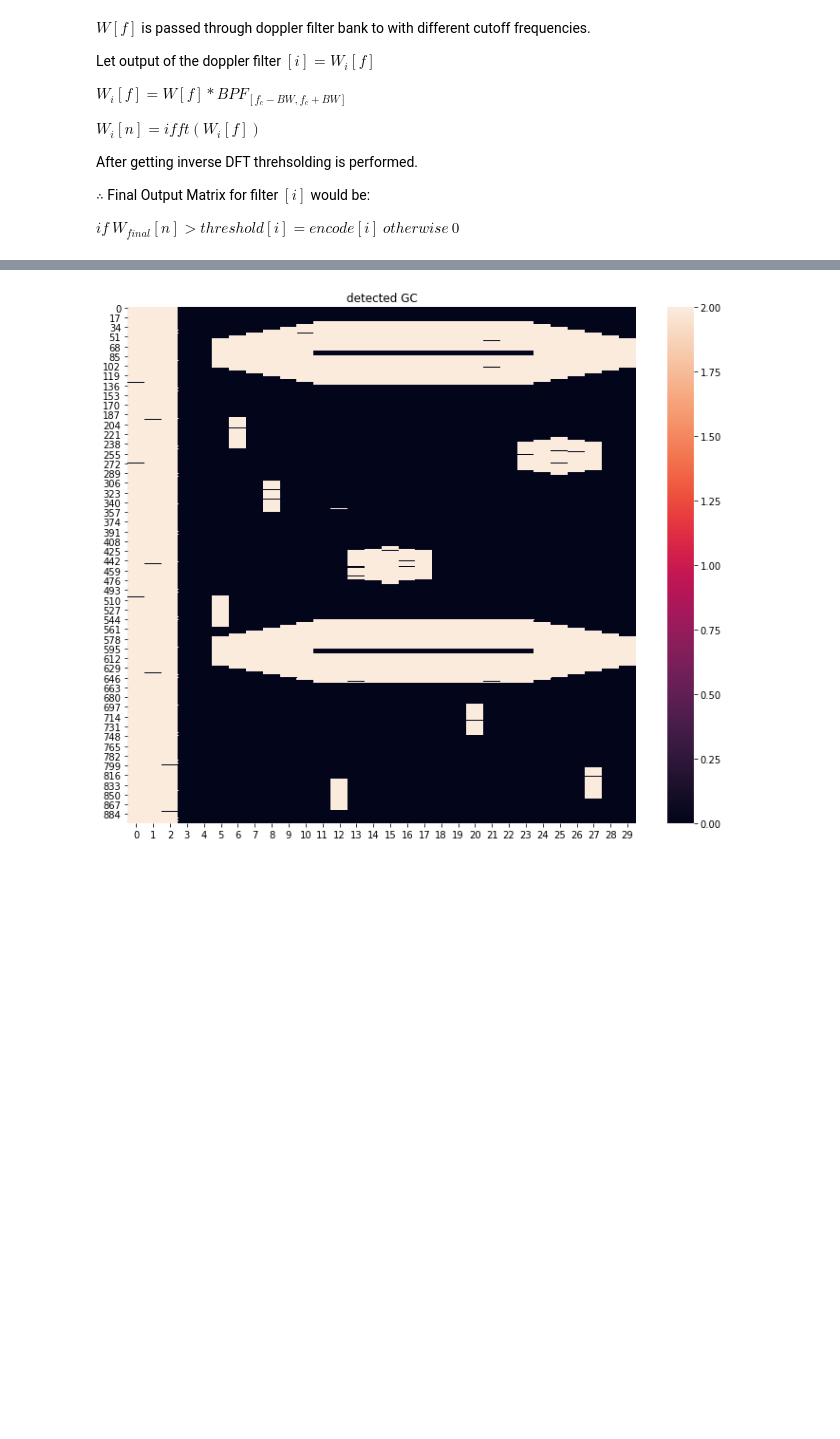
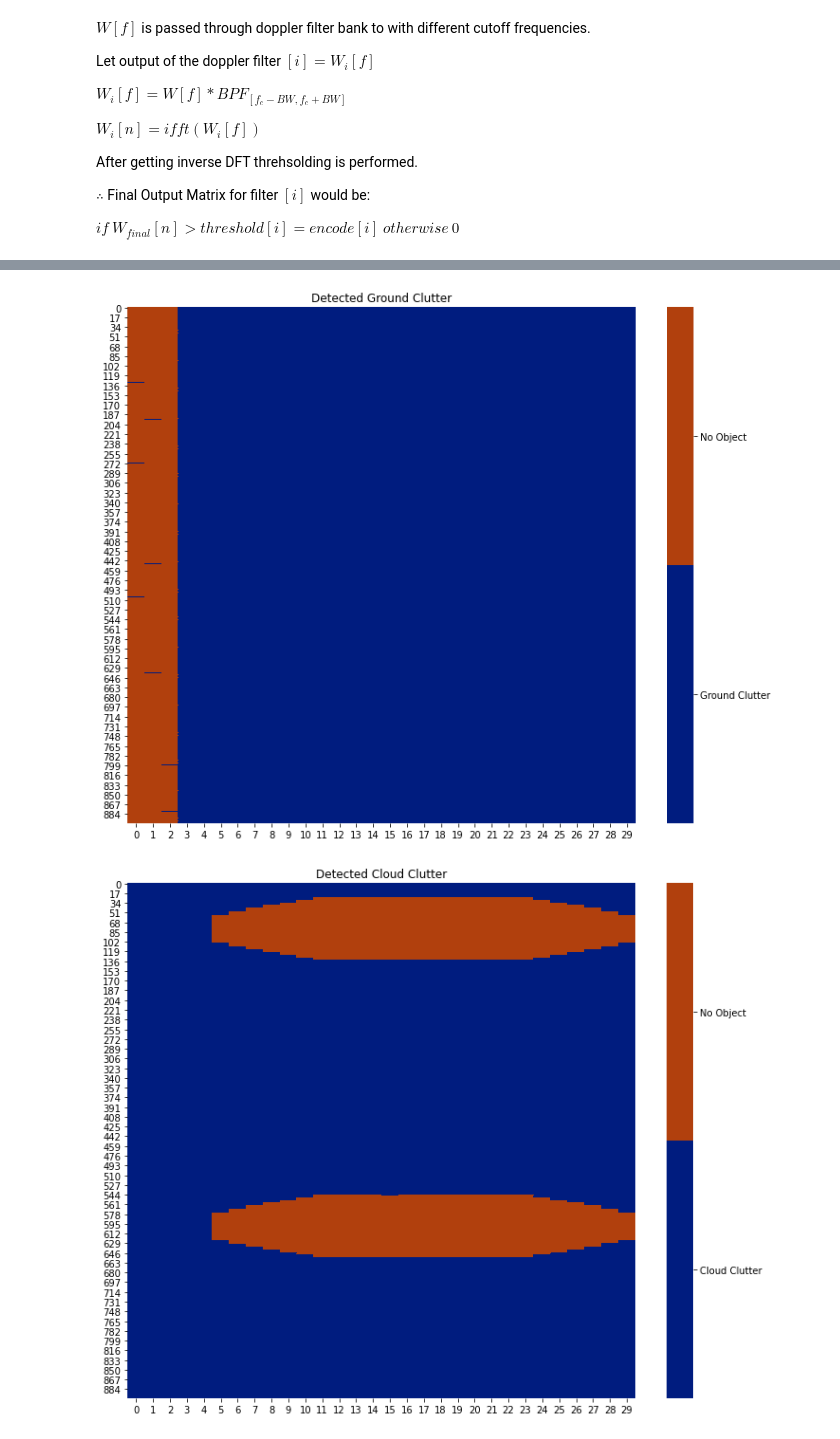
Before and after one commit to damithkawshan/Radar-and-Navigation, a Jupyter notebook: Radar_Assignment_2_160026P.ipynb, the cells around one changed output, grey strips where cells are left out. Saved outputs shown, nothing was run; the diff lists cells and outputs as text; code cells hidden in the pictures; blank space fills up the shorter version.

```diff
--- a/Radar_Assignment_2_160026P.ipynb
+++ b/Radar_Assignment_2_160026P.ipynb
@@ -403,2 +448,0 @@ Air-Crafts  cut off frequencies 690.0  -  750.0 Hz
-# %%
-matrix =dict_final['Air-Crafts'][0]
@@ -419,13 +449,32 @@ for keys,vals in dict_final.items():
-# %%
-def ZVF(DM,threshold):
-  phase_DM = abs(DM)
-  filt_DM = np.where(threshold<abs(phase_DM),2,0)
-  return filt_DM
-
-DM_filt11 = ZVF(dataMatrix, threshold)
-
-f,ax = plt.subplots(figsize=(12,10))
-ax.set_title('detected GC')
-ax = sns.heatmap(abs(DM_filt11), square=False,annot=False,cbar=True)
-# %% [output]
-[figure, removed]
+# %%
+def plot_heatmap(matrix,dict_label,title,cmap):
+  f,ax = plt.subplots(figsize=(12,10))
+  ax.set_title(title)
+  vmap = dict_label
+  n=len(vmap)
+  cmap = sns.color_palette(cmap, n)
+  ax = sns.heatmap(matrix, cmap=cmap)
+
+  # Get the colorbar object from the Seaborn heatmap
+  colorbar = ax.collections[0].colorbar
+  # The list comprehension calculates the positions to place the labels to be evenly distributed across the colorbar
+  r = colorbar.vmax - colorbar.vmin
+  colorbar.set_ticks([colorbar.vmin + 0.5 * r / (n) + r * i / (n) for i in range(n)])
+  colorbar.set_ticklabels(list(vmap.keys()))
+  return None
+# %%
+all_DM = GC_DM
+
+title = 'Detected Ground Clutter'
+px= plot_heatmap(GC_DM,{'Ground Clutter':1,'No Object':0},title,'dark')
+np.savetxt("Ground Clutter.csv", GC_DM, delimiter=",") #save GC
+
+
+for keys,vals in dict_final.items():
+  DM_plot = vals[0]
+  all_DM +=DM_plot
+  title = 'Detected '+keys
+  px = plot_heatmap(DM_plot,{keys:np.max(DM_plot),'No Object':0},title,'dark')
+# %% [output]
+[figure, added]
+[figure, added]
```
Also changed, not shown: parts of 18 cells of this notebook.
